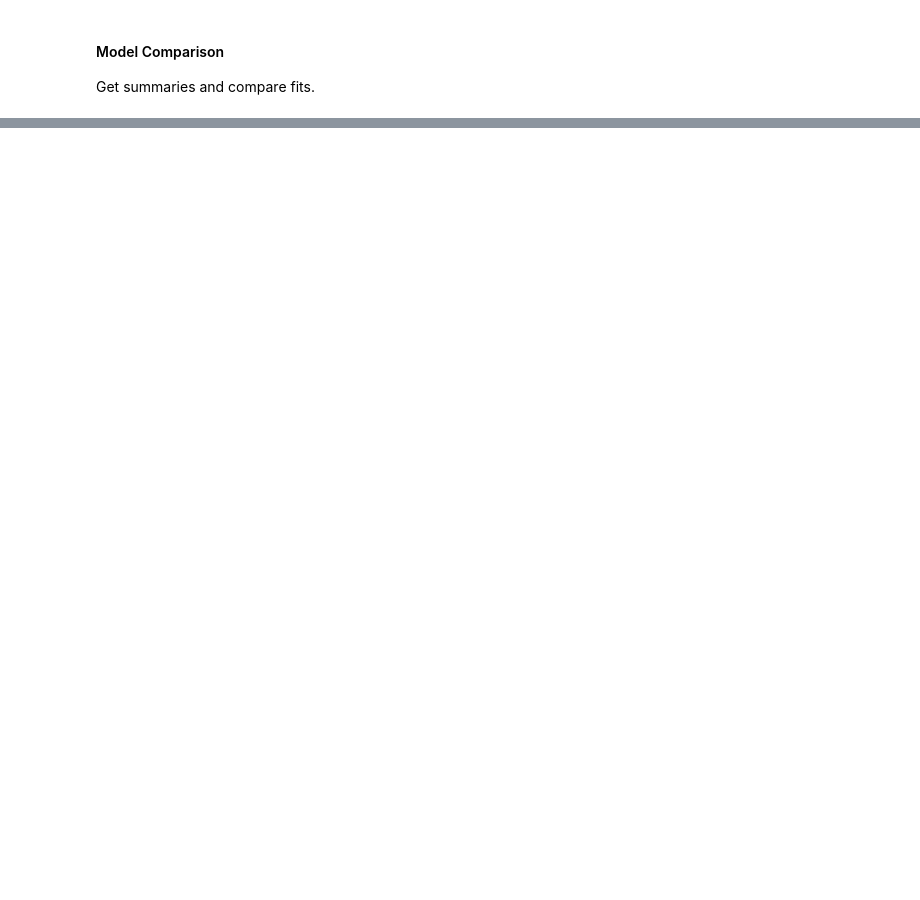
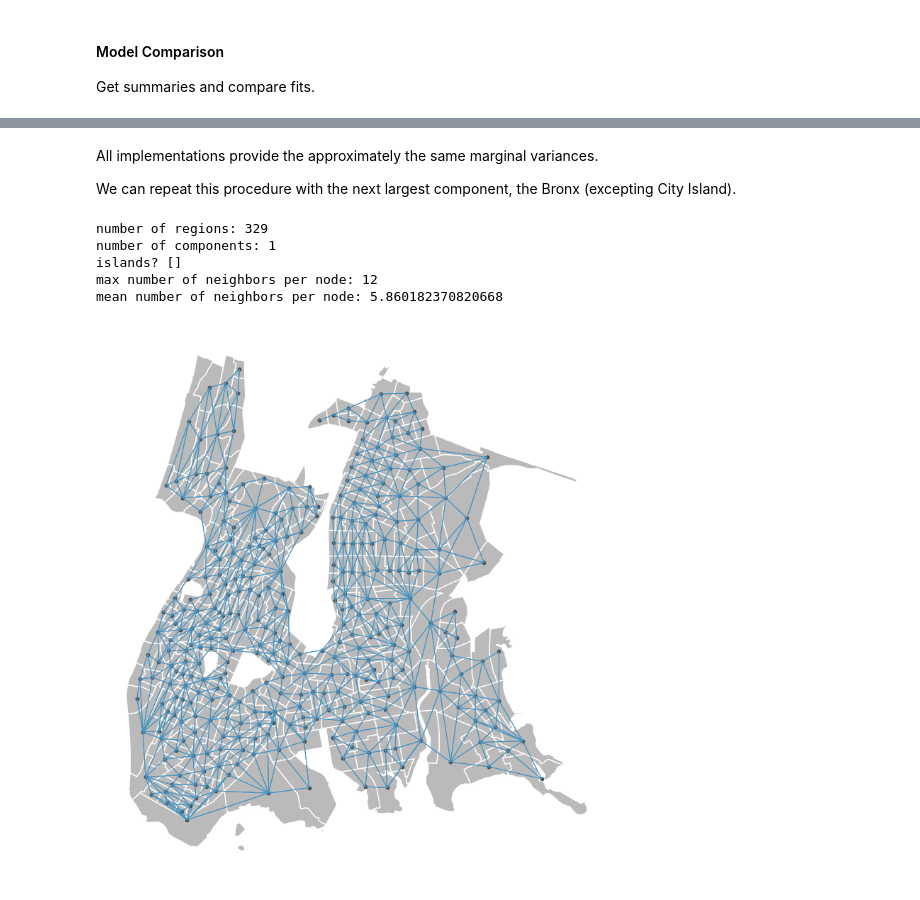
Before and after one commit to mitzimorris/sum_to_zero_vector, a Jupyter notebook: sum_to_zero_evaluation.ipynb, the cells around one changed output, grey strips where cells are left out. Saved outputs shown, nothing was run; the diff lists cells and outputs as text; code cells hidden in the pictures; blank space fills up the shorter version.

```diff
--- a/sum_to_zero_evaluation.ipynb
+++ b/sum_to_zero_evaluation.ipynb
@@ -1032,0 +1180,21 @@ As models increase in complexity, this becomes increasingly important.
+# %% [markdown]
+All implementations provide the approximately the same marginal variances.
+
+We can repeat this procedure with the next largest component, the Bronx (excepting City Island).
+# %%
+bronx_gdf = nyc_gdf[nyc_gdf['comp_id']==1].reset_index(drop=True)
+print(f'number of regions: {bronx_gdf.shape[0]}')
+bronx_nbs = Queen.from_dataframe(bronx_gdf , geom_col='geometry')
+plot_spatial_weights(bronx_nbs, bronx_gdf )
+
+print(f'number of components: {bronx_nbs.n_components}')
+print(f'islands? {bronx_nbs.islands}')
+print(f'max number of neighbors per node: {bronx_nbs.max_neighbors}')
+print(f'mean number of neighbors per node: {bronx_nbs.mean_neighbors}')
+# %% [output]
+number of regions: 329
+number of components: 1
+islands? []
+max number of neighbors per node: 12
+mean number of neighbors per node: 5.860182370820668
+[figure, added]
```
Also changed, not shown: parts of 167 cells of this notebook, 7 other files.
